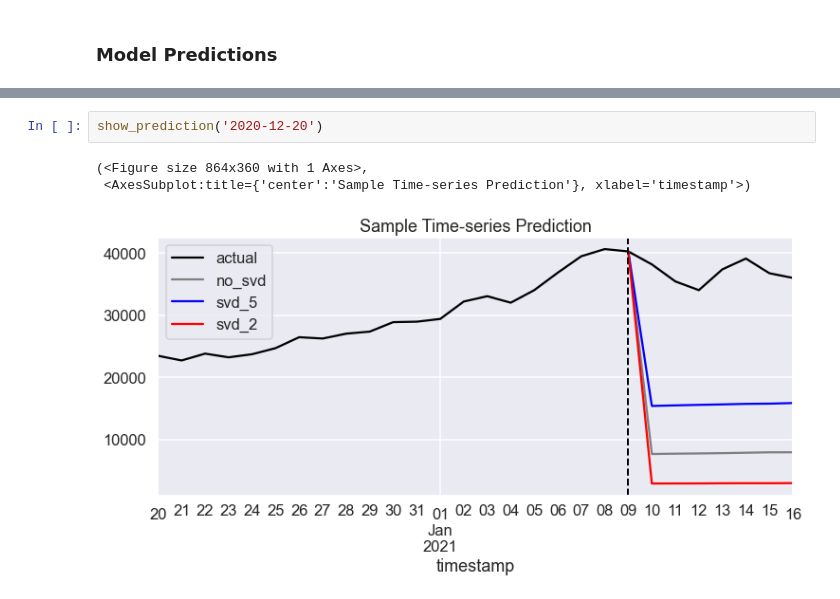
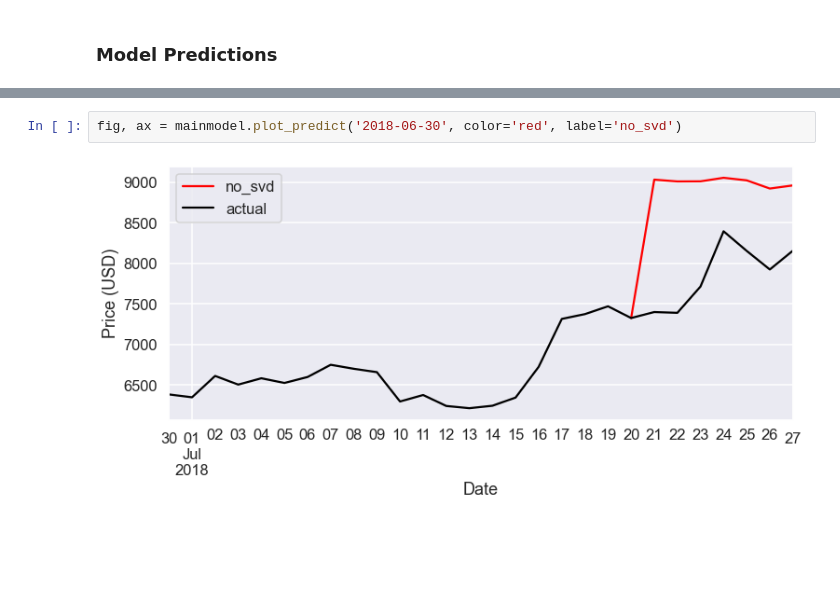
Before and after one commit to KaidenFrizu/recurrent-bitcoin-network, a Jupyter notebook: docs/Documentation.ipynb, the cells around one changed output, grey strips where cells are left out. Drawn from its saved outputs; the diff is of its cells as text; blank space fills up the shorter version.

```diff
--- a/docs/Documentation.ipynb
+++ b/docs/Documentation.ipynb
@@ -483,6 +466,4 @@ def show_prediction(date):
-# %%
-show_prediction('2020-12-20')
-# %% [output]
-(<Figure size 864x360 with 1 Axes>,
- <AxesSubplot:title={'center':'Sample Time-series Prediction'}, xlabel='timestamp'>)
-[figure, removed]
+# %%
+fig, ax = mainmodel.plot_predict('2018-06-30', color='red', label='no_svd')
+# %% [output]
+[figure, added]
```
Also changed, not shown: parts of 8 cells of this notebook, 5 other files.
